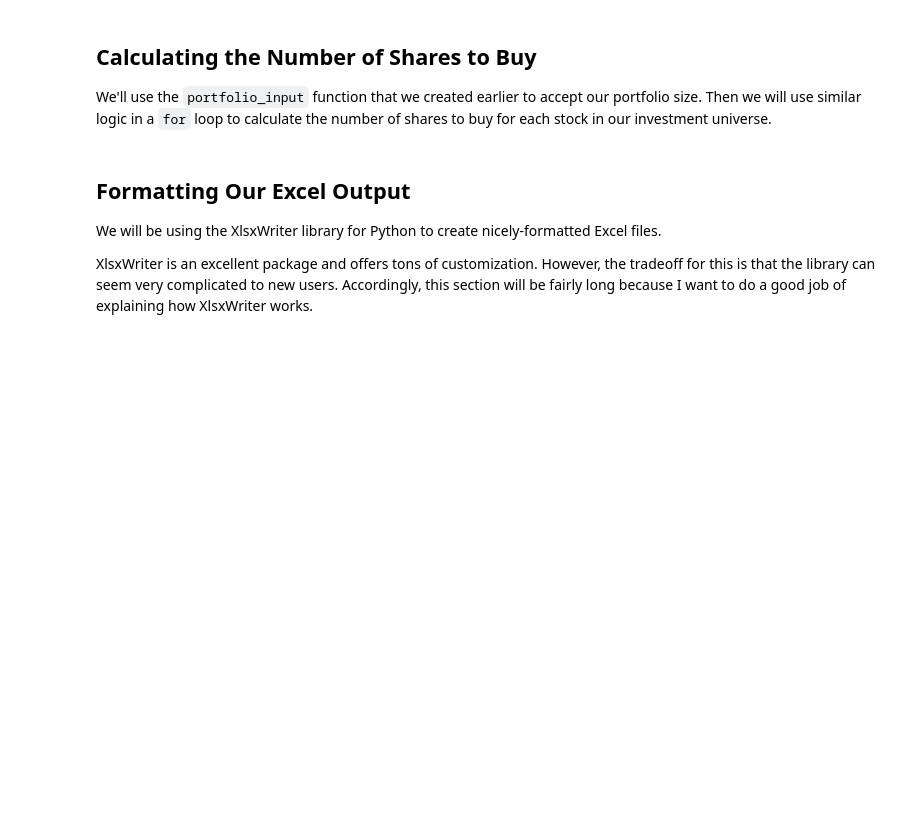
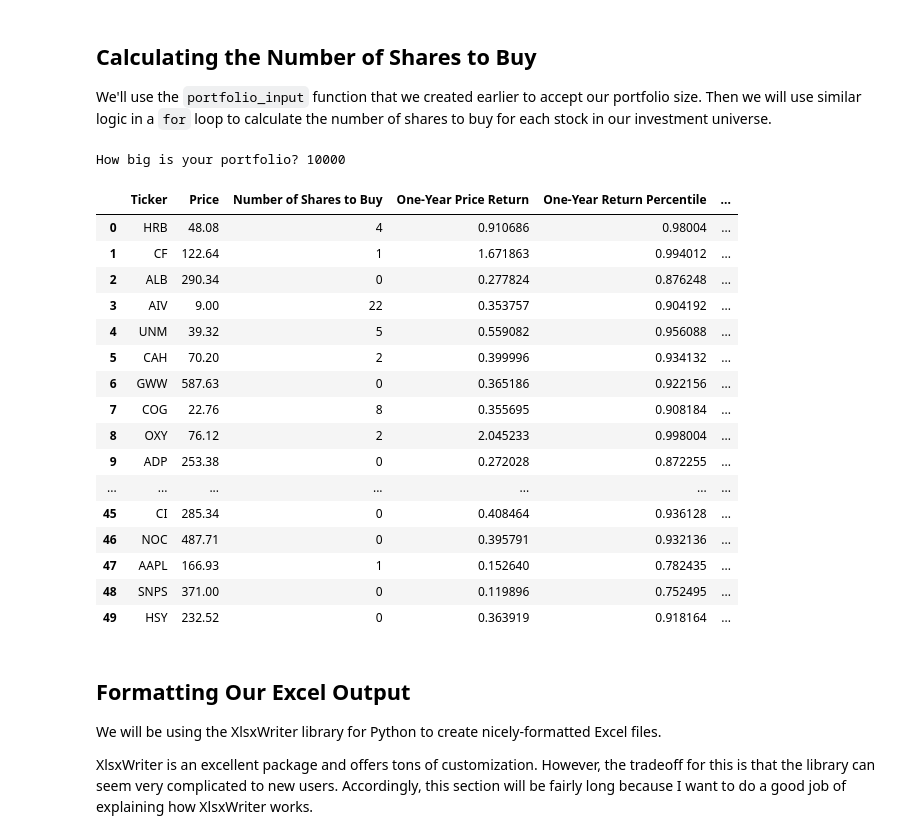
Before and after one commit to royyannick/algorithmic-trading-python, a Jupyter notebook: starter_files/002_quantitative_momentum_strategy.ipynb, the cells around one changed output. Cells and saved outputs as stored; diff of their text form; code cells hidden in the pictures; blank space fills up the shorter version.

```diff
--- a/starter_files/002_quantitative_momentum_strategy.ipynb
+++ b/starter_files/002_quantitative_momentum_strategy.ipynb
@@ -151,6 +386,34 @@ As before, we can identify the 50 best momentum stocks in our universe by sortin
 ## Calculating the Number of Shares to Buy
 
 We'll use the `portfolio_input` function that we created earlier to accept our portfolio size. Then we will use similar logic in a `for` loop to calculate the number of shares to buy for each stock in our investment universe.
+# %%
+portfolio_size = get_portfolio_size()
+# %% [output]
+How big is your portfolio? 10000
+# %%
+position_size = float(portfolio_size/len(hqm_df.index))
+for i in hqm_df.index:
+    hqm_df.loc[i, 'Number of Shares to Buy'] = math.floor(position_size/hqm_df.loc[i, 'Price'])
+
+hqm_df
+# %% [output]
+|  | Ticker | Price | Number of Shares to Buy | One-Year Price Return | One-Year Return Percentile | ... |
+| 0 | HRB | 48.08 | 4 | 0.910686 | 0.98004 | ... |
+| 1 | CF | 122.64 | 1 | 1.671863 | 0.994012 | ... |
+| 2 | ALB | 290.34 | 0 | 0.277824 | 0.876248 | ... |
+| 3 | AIV | 9.00 | 22 | 0.353757 | 0.904192 | ... |
+| 4 | UNM | 39.32 | 5 | 0.559082 | 0.956088 | ... |
+| 5 | CAH | 70.20 | 2 | 0.399996 | 0.934132 | ... |
+| 6 | GWW | 587.63 | 0 | 0.365186 | 0.922156 | ... |
+| 7 | COG | 22.76 | 8 | 0.355695 | 0.908184 | ... |
+| 8 | OXY | 76.12 | 2 | 2.045233 | 0.998004 | ... |
+| 9 | ADP | 253.38 | 0 | 0.272028 | 0.872255 | ... |
+| ... | ... | ... | ... | ... | ... | ... |
+| 45 | CI | 285.34 | 0 | 0.408464 | 0.936128 | ... |
+| 46 | NOC | 487.71 | 0 | 0.395791 | 0.932136 | ... |
+| 47 | AAPL | 166.93 | 1 | 0.152640 | 0.782435 | ... |
+| 48 | SNPS | 371.00 | 0 | 0.119896 | 0.752495 | ... |
+| 49 | HSY | 232.52 | 0 | 0.363919 | 0.918164 | ... |
 # %% [markdown]
 ## Formatting Our Excel Output
 
```
Also changed, not shown: parts of 12 cells of this notebook.
